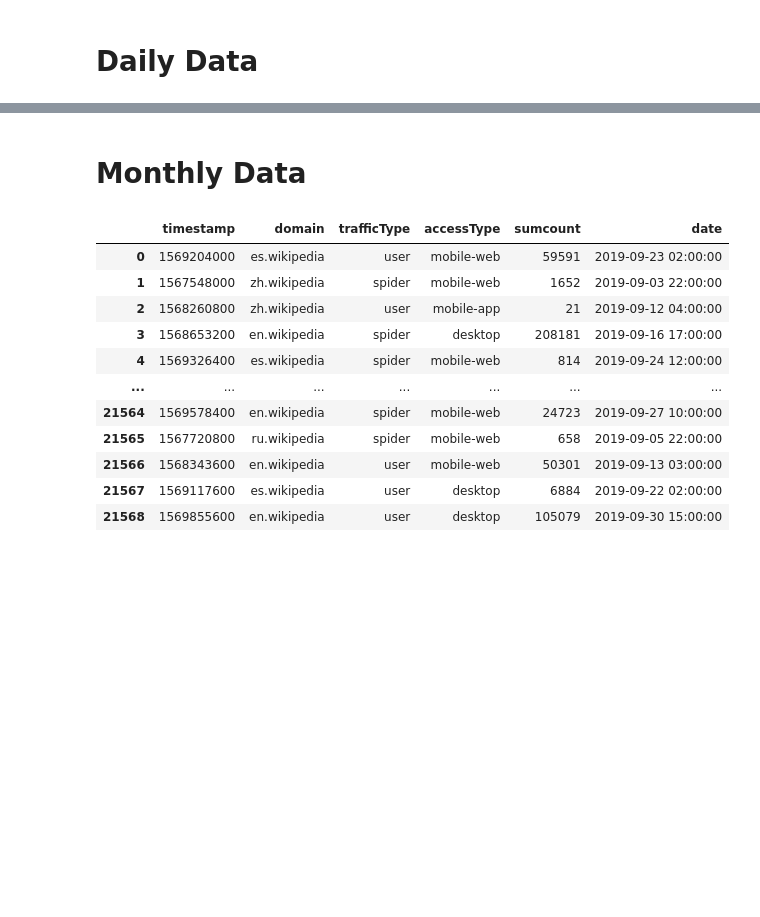
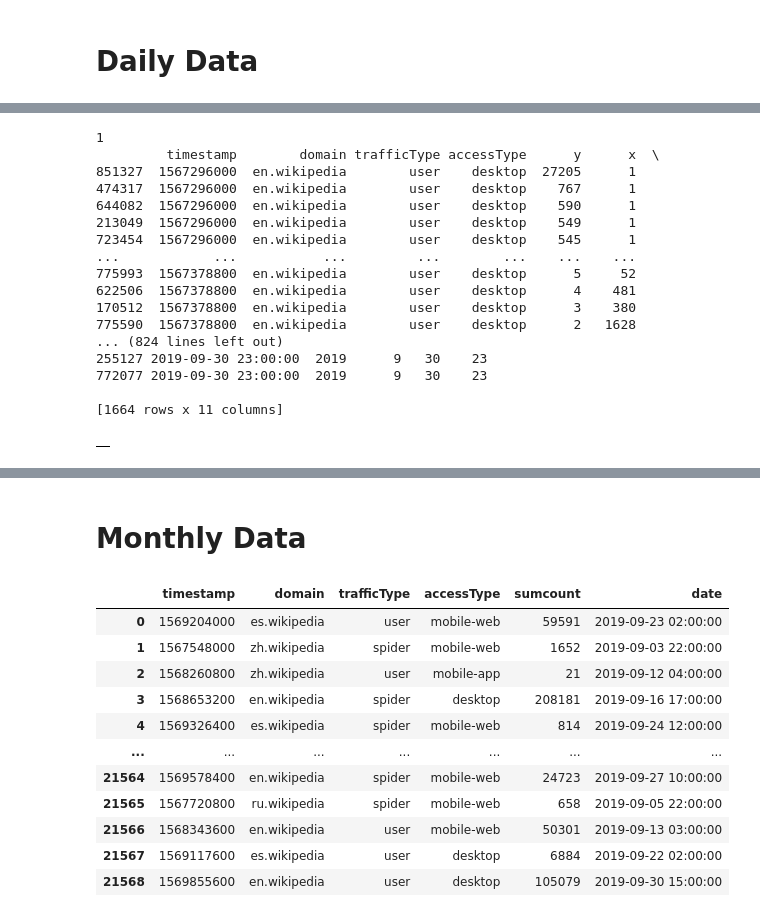
Before and after one commit to charelF/LSDEW4, a Jupyter notebook: exploration/charel/website_data_transformer.ipynb, the cells around one changed output, grey strips where cells are left out. Saved outputs shown, nothing was run; the diff lists cells and outputs as text; code cells hidden in the pictures; blank space fills up the shorter version.

```diff
--- a/exploration/charel/website_data_transformer.ipynb
+++ b/exploration/charel/website_data_transformer.ipynb
@@ -54,0 +82,60 @@ for tt in ["user", "spider"]:
+# %%
+def df_to_json(df):
+    outputdir = "../../data/website/hourly"
+
+    jsondic = {i:[] for i in range(24)}
+
+    cumx = 0
+    for _, (hour, x, y) in df[["hour", "x", "y"]].iterrows():
+        cumx += x
+        jsondic[hour].append({"x":int(cumx), "y":int(y)})
+
+    tt = df["trafficType"].iloc[0]
+    at = df["accessType"].iloc[0]
+    domain = df["domain"].iloc[0]
+    year = df["year"].iloc[0]
+    month = df["month"].iloc[0]
+    day = df["day"].iloc[0]
+    print(day)
+    print(df)
+
+    outfilepath = f"./{outputdir}/{tt}/{at}/{domain}/{year}-{month:02d}-{day:02d}.json"
+    outfiledir = "/".join(outfilepath.split("/")[:-1])
+
+    if not os.path.exists(outfiledir):
+        os.makedirs(outfiledir)
+
+    with open(outfilepath, "w") as f:
+        json.dump(jsondic, f)
+# %%
+# filtered_df = df[
+#     (df["domain"] == "en.wikipedia") &
+#     (df["accessType"] == "desktop") &
+#     (df["trafficType"] == "user") &
+#     (df["date"].dt.year == 2019) &
+#     (df["date"].dt.month == 9)
+# ]
+
+df\
+.sort_values(["trafficType", "accessType", "domain", "year", "month", "day", "hour", "y"], ascending=[False, False, False, True, True, True, True, False])\
+.groupby(["trafficType", "accessType", "domain", "year", "month", "day"])\
+.apply(df_to_json)
+# %% [output]
+1
+         timestamp        domain trafficType accessType      y      x  \
+851327  1567296000  en.wikipedia        user    desktop  27205      1
+474317  1567296000  en.wikipedia        user    desktop    767      1
+644082  1567296000  en.wikipedia        user    desktop    590      1
+213049  1567296000  en.wikipedia        user    desktop    549      1
+723454  1567296000  en.wikipedia        user    desktop    545      1
+...            ...           ...         ...        ...    ...    ...
+775993  1567378800  en.wikipedia        user    desktop      5     52
+622506  1567378800  en.wikipedia        user    desktop      4    481
+170512  1567378800  en.wikipedia        user    desktop      3    380
+775590  1567378800  en.wikipedia        user    desktop      2   1628
+... (824 lines left out)
+255127 2019-09-30 23:00:00  2019      9   30    23
+772077 2019-09-30 23:00:00  2019      9   30    23
+
+[1664 rows x 11 columns]
+|  |
```
Also changed, not shown: parts of 6 cells of this notebook.
